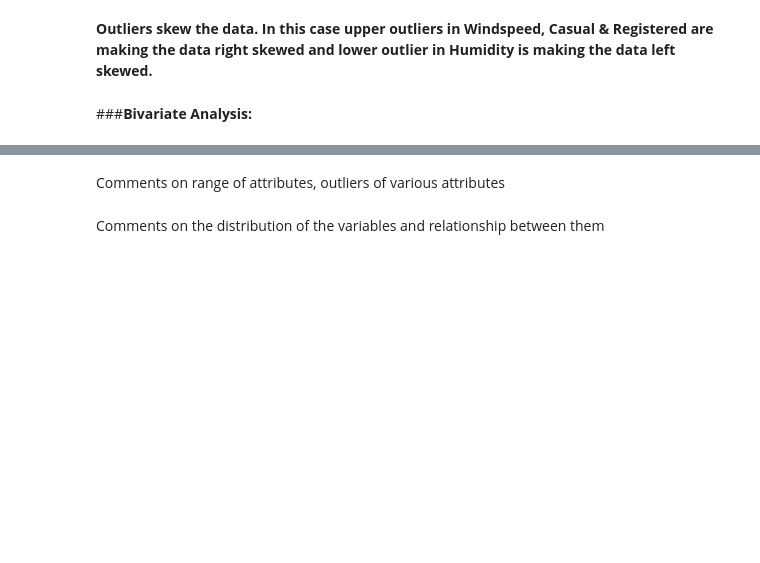
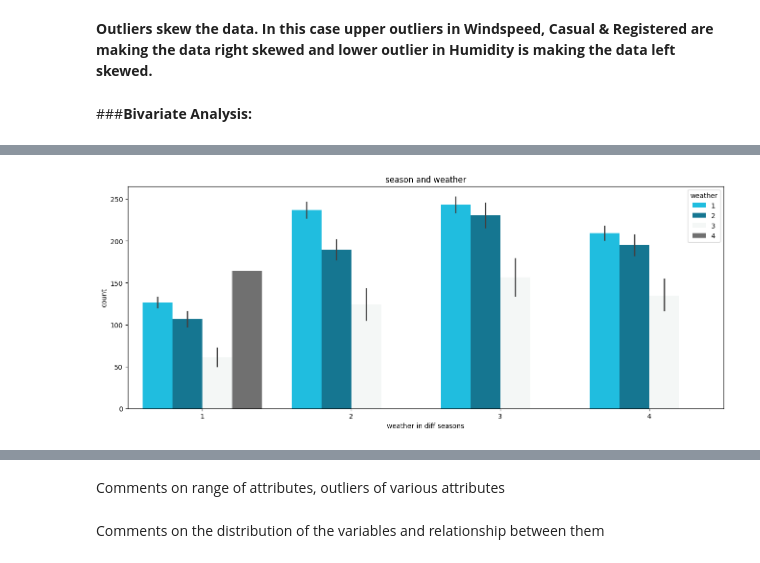
Before and after one commit to RichaGaharwar/Yulu---Hypothesis-Testing, a Jupyter notebook: Yulu_Hypothesis_Testing.ipynb, the cells around one changed output, grey strips where cells are left out. Saved outputs shown, nothing was run; the diff lists cells and outputs as text; code cells hidden in the pictures; blank space fills up the shorter version.

```diff
--- a/Yulu_Hypothesis_Testing.ipynb
+++ b/Yulu_Hypothesis_Testing.ipynb
@@ -550,0 +549,9 @@ plt.show()
+# %%
+yulu_palette = ['#00D2FF', '#0082A6', '#F4F7F6', '#707070']
+plt.figure(figsize = (16,6))
+sns.barplot(data = yulu, x = 'season', y='count' , hue = 'weather',palette=yulu_palette  )
+plt.xlabel('weather in diff seasons')
+plt.title('season and weather')
+plt.show()
+# %% [output]
+[figure, added]
```
Also changed, not shown: parts of 14 cells of this notebook.
